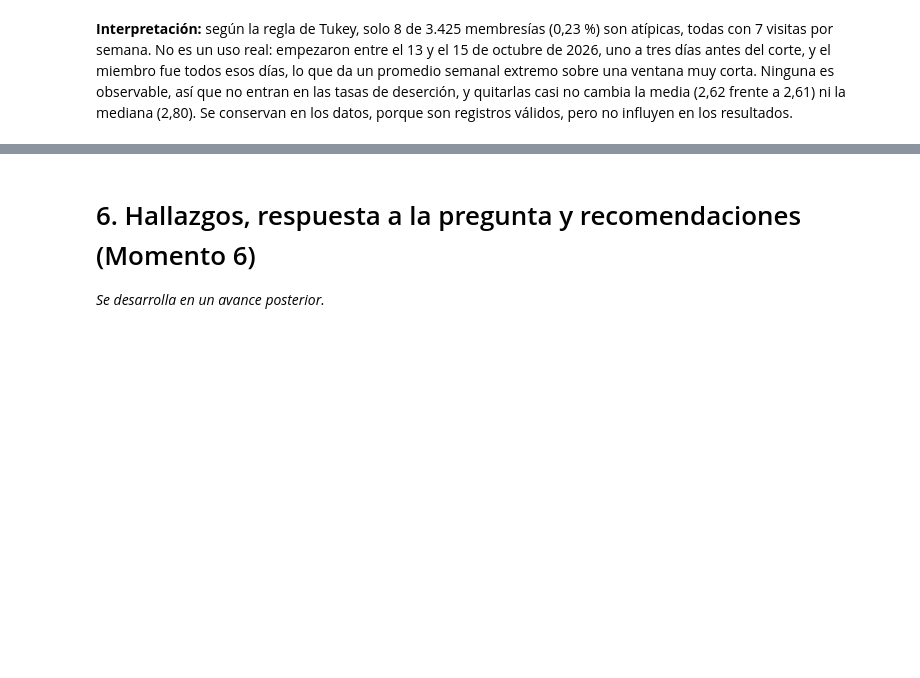
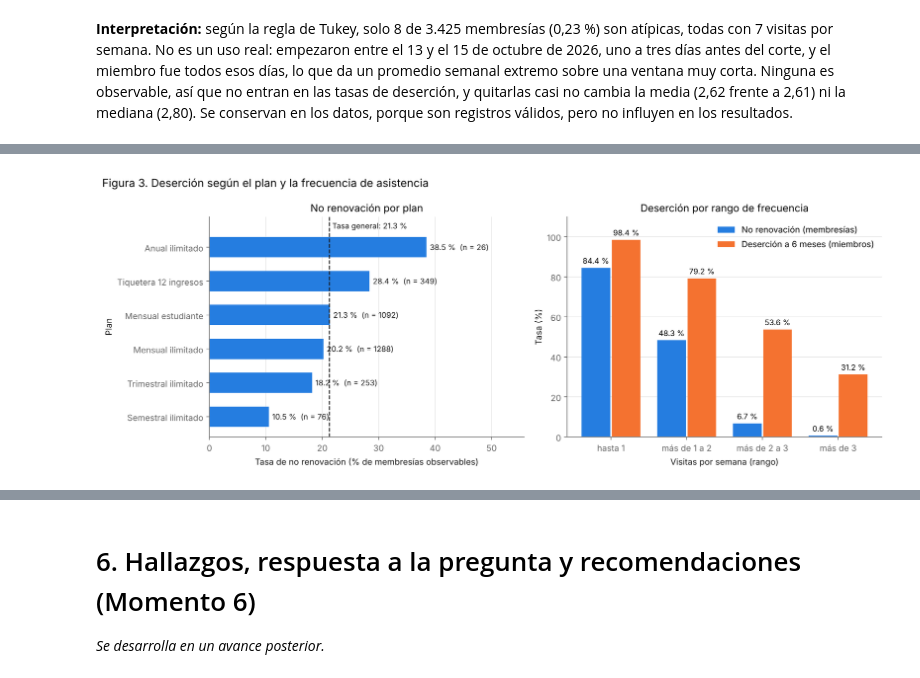
Before and after one commit to juanmejia017/PandasZonafitevolution, a Jupyter notebook: notebooks/analytical_report.ipynb, the cells around one changed output, grey strips where cells are left out. Drawn from its saved outputs; the diff is of its cells as text; code cells hidden in the pictures; blank space fills up the shorter version.

Commit message:
feat: export report figures

```diff
--- a/notebooks/analytical_report.ipynb
+++ b/notebooks/analytical_report.ipynb
@@ -725,0 +730,43 @@ Mediana con atípicos: 2.80 · sin atípicos: 2.80
+# %%
+# Figura 3. Tasa de no renovación por plan y deserción por rango de frecuencia
+NARANJA = "#f47230"   # segunda serie (deserción a 6 meses)
+fig, (ax1, ax2) = plt.subplots(1, 2, figsize=(13, 5))
+
+# Izquierda: tasa de no renovación por plan, ordenada de menor a mayor (la mayor queda arriba)
+planes = plan_detalle.sort_values("tasa_no_renovacion")
+ax1.barh(planes.index, planes["tasa_no_renovacion"], color=AZUL, height=0.6)
+etiquetas_plan = planes["tasa_no_renovacion"].map("{:.1f} %".format) + "  (n = " + planes["membresias"].astype(str) + ")"
+ax1.bar_label(ax1.containers[0], labels=etiquetas_plan, padding=4, color="#191919", fontsize=9)
+tasa_general = observables["no_renovo"].mean() * 100
+ax1.axvline(tasa_general, color="#191919", linestyle="--", linewidth=1.2)
+ax1.text(tasa_general + 0.5, len(planes) - 0.45, f"Tasa general: {tasa_general:.1f} %", color="#191919", fontsize=9)
+ax1.set_title("No renovación por plan")
+ax1.set_xlabel("Tasa de no renovación (% de membresías observables)")
+ax1.set_ylabel("Plan")
+ax1.set_xlim(0, planes["tasa_no_renovacion"].max() * 1.45)
+ax1.set_ylim(-0.6, len(planes) - 0.1)
+ax1.grid(axis="y", visible=False)
+
+# Derecha: barras agrupadas por rango de frecuencia (orden lógico de la categoría)
+x = pd.Series(range(len(frecuencia_desercion)), dtype=float)
+ancho = 0.38
+barras_m = ax2.bar(x - ancho / 2 - 0.01, frecuencia_desercion["tasa_no_renovacion"], width=ancho, color=AZUL,
+                   label="No renovación (membresías)")
+barras_s = ax2.bar(x + ancho / 2 + 0.01, frecuencia_desercion["tasa_desercion_6m"], width=ancho, color=NARANJA,
+                   label="Deserción a 6 meses (miembros)")
+ax2.bar_label(barras_m, labels=frecuencia_desercion["tasa_no_renovacion"].map("{:.1f} %".format), padding=3, fontsize=9)
+ax2.bar_label(barras_s, labels=frecuencia_desercion["tasa_desercion_6m"].map("{:.1f} %".format), padding=3, fontsize=9)
+ax2.set_xticks(x, frecuencia_desercion.index.astype(str))
+ax2.set_title("Deserción por rango de frecuencia")
+ax2.set_xlabel("Visitas por semana (rango)")
+ax2.set_ylabel("Tasa (%)")
+ax2.set_ylim(0, 110)
+ax2.legend(frameon=False, loc="upper right")
+ax2.grid(axis="x", visible=False)
+
+fig.suptitle("Figura 3. Deserción según el plan y la frecuencia de asistencia", fontsize=13, x=0.01, ha="left")
+fig.tight_layout()
+fig.savefig(RUTA_FIGURAS / "churn_by_plan_and_frequency.png", dpi=150, bbox_inches="tight")
+plt.show()
+# %% [output]
+[figure, added]
```
Also changed, not shown: parts of 8 cells of this notebook, 7 other files.
